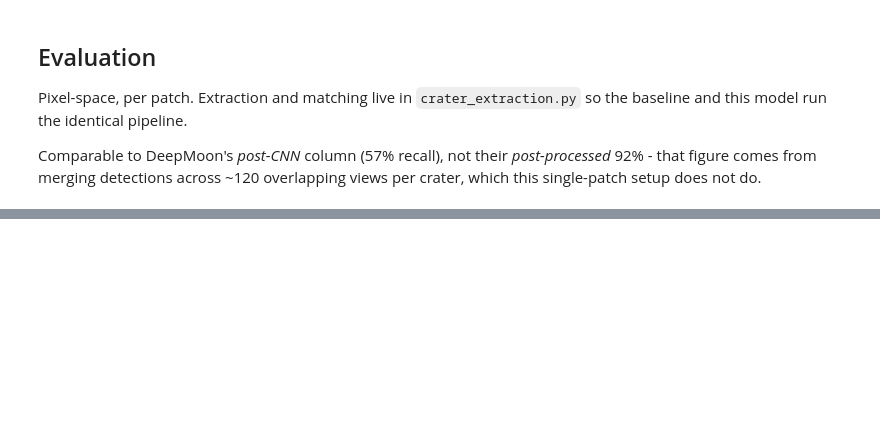
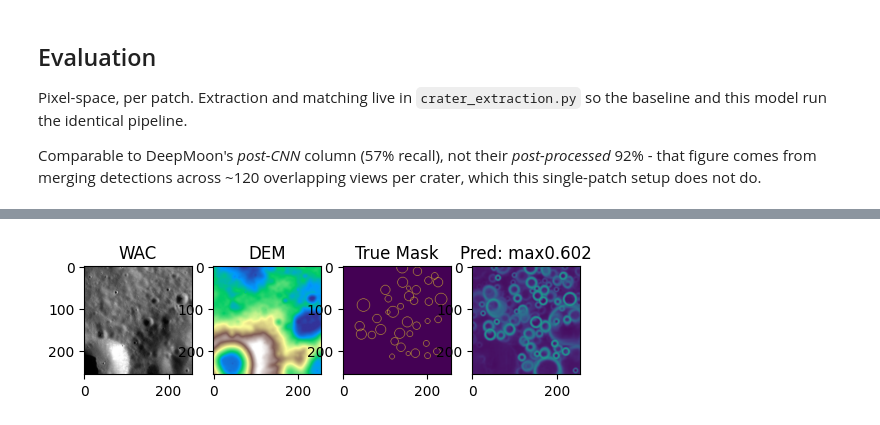
Before and after one commit to savalente3/Lunar_LRO, a Jupyter notebook: training/model_v1.ipynb, the cells around one changed output, grey strips where cells are left out. Saved outputs shown, nothing was run; the diff lists cells and outputs as text; code cells hidden in the pictures; blank space fills up the shorter version.

```diff
--- a/training/model_v1.ipynb
+++ b/training/model_v1.ipynb
@@ -513,7 +533,6 @@ plt.show()
 # %%
 # one batch of test patches to look at
-eval_gen = patchGenerator(test_idx, channels=params['channels'], batch_size=params['batch_size'],
-                          augment_data=False, rng=np.random.default_rng(params['seed']))
+eval_gen = patchGenerator(test_idx, channels=params['channels'], batch_size=params['batch_size'], augment_data=False, rng=np.random.default_rng(params['seed']))
 
 X, y = next(eval_gen)
 
@@ -536,3 +555,4 @@ axes[3].imshow(pred[i,:,:,0], vmin=0, vmax=1)
 axes[3].set_title(f'Pred: max{pred[i].max():.3f}')
 
 plt.show()
+# %% [output]
@@ -539,3 +560,4 @@ plt.show()
+[figure, added]
 # %%
 coords = template_match_t(pred[i, :, :, 0].copy(), target_thresh=best_threshold)
 
```
Also changed, not shown: parts of 16 cells of this notebook, 4 other files.
